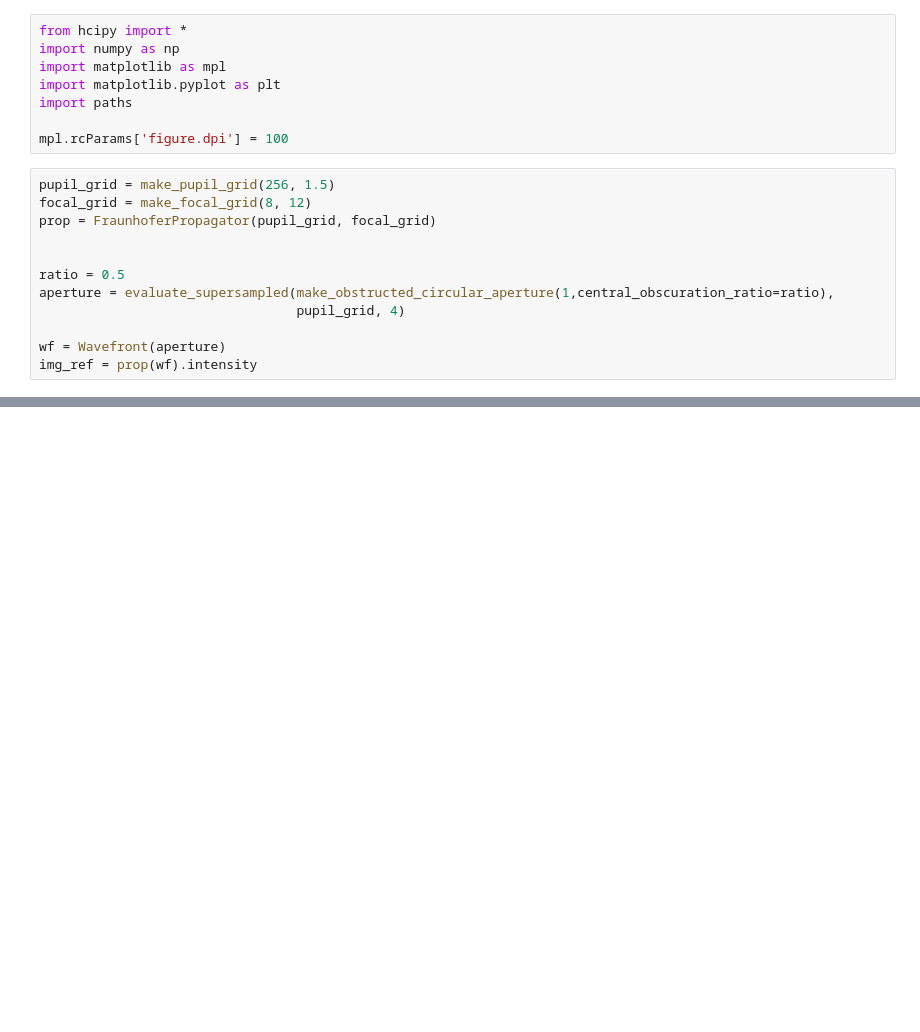
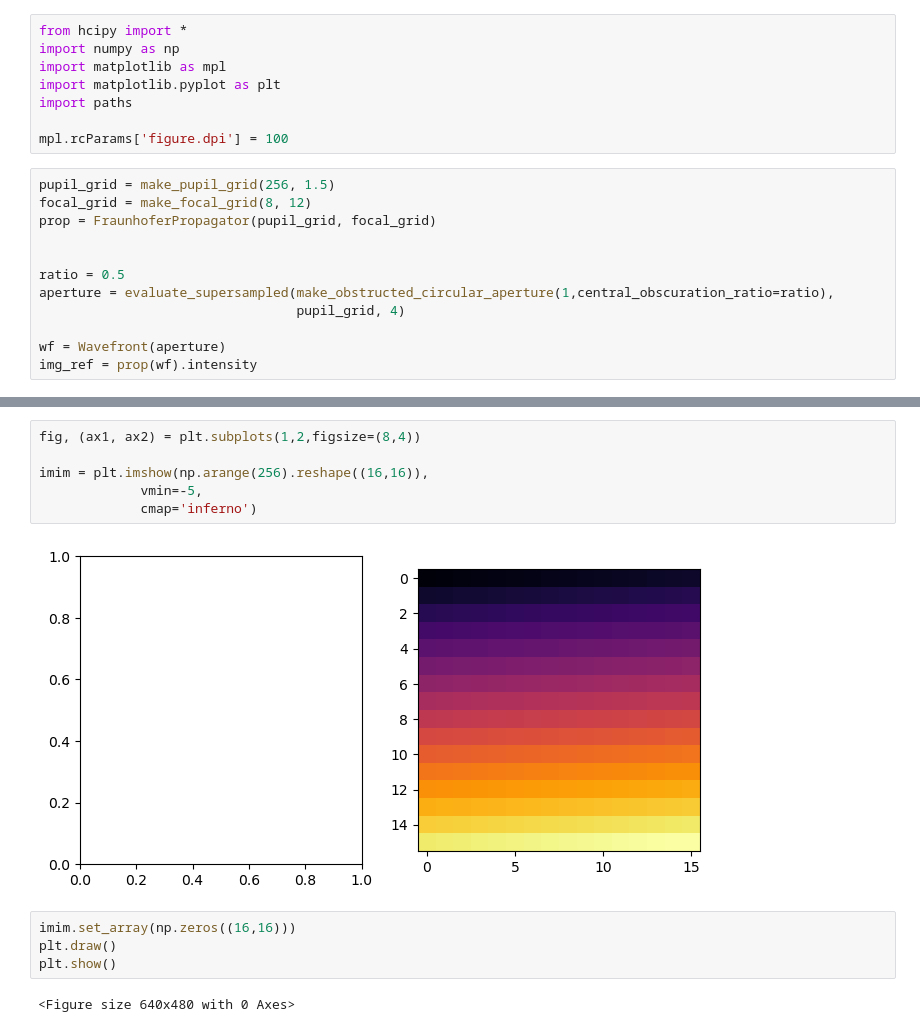
Before and after one commit to mkenworthy/ARAA_HCI, a Jupyter notebook: src/scripts/plot_psf_secondary_obscuration.ipynb, the cells around one changed output, grey strips where cells are left out. Saved outputs shown, nothing was run; the diff lists cells and outputs as text; blank space fills up the shorter version.

```diff
--- a/src/scripts/plot_psf_secondary_obscuration.ipynb
+++ b/src/scripts/plot_psf_secondary_obscuration.ipynb
@@ -52,0 +66,14 @@ ax2.set_xlabel("X [$\lambda/D$]")
+# %%
+fig, (ax1, ax2) = plt.subplots(1,2,figsize=(8,4))
+
+imim = plt.imshow(np.arange(256).reshape((16,16)),
+             vmin=-5,
+             cmap='inferno')
+# %% [output]
+[figure, added]
+# %%
+imim.set_array(np.zeros((16,16)))
+plt.draw()
+plt.show()
+# %% [output]
+<Figure size 640x480 with 0 Axes>
```
Also changed, not shown: parts of 7 cells of this notebook, 3 other files.
